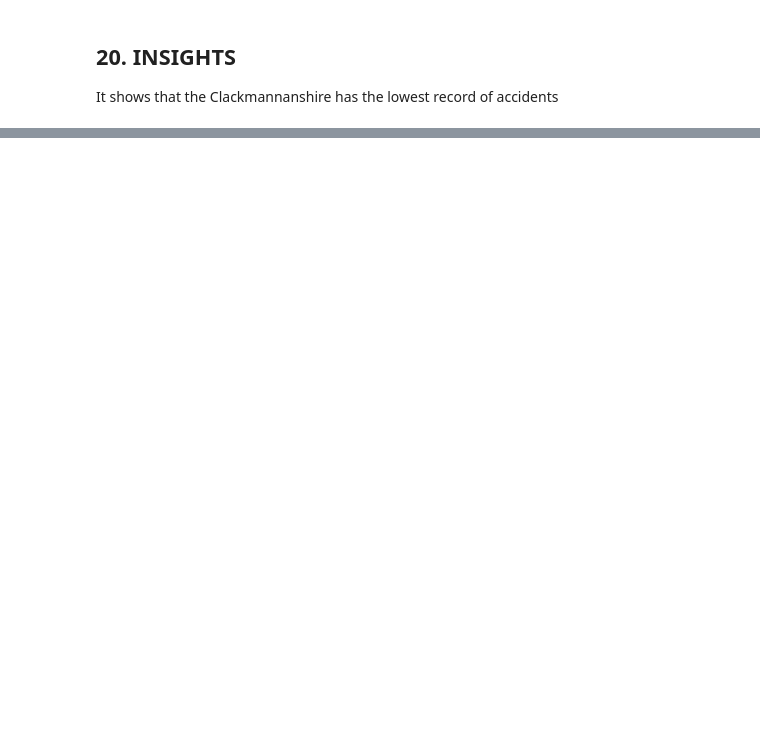
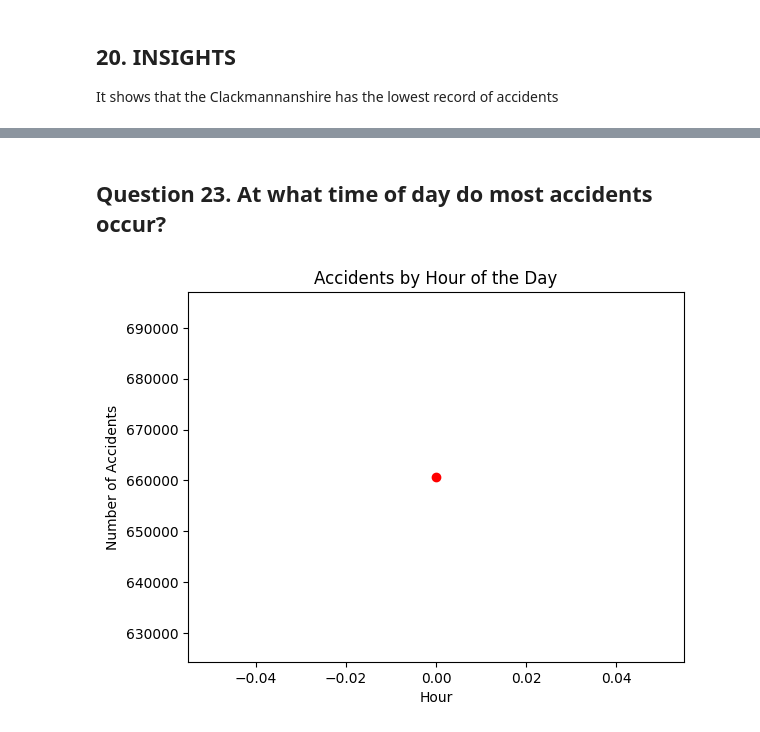
Before and after one commit to Johnjsp/act2_20insights, a Jupyter notebook: 20_insights_ukacci-checkpoint.ipynb, the cells around one changed output, grey strips where cells are left out. Cells and saved outputs as stored; diff of their text form; code cells hidden in the pictures; blank space fills up the shorter version.

```diff
--- a/20_insights_ukacci-checkpoint.ipynb
+++ b/20_insights_ukacci-checkpoint.ipynb
@@ -485,0 +750,11 @@ lowest_district
+# %% [markdown]
+<h2>Question 23. At what time of day do most accidents occur?</h2>
+# %%
+accidents_per_hour = acci["Accident Date"].dt.hour.value_counts().sort_index()
+accidents_per_hour.plot(kind="line", marker="o", color="red")
+plt.title("Accidents by Hour of the Day")
+plt.xlabel("Hour")
+plt.ylabel("Number of Accidents")
+plt.show()
+# %% [output]
+[figure, added]
```
Also changed, not shown: parts of 36 cells of this notebook.
